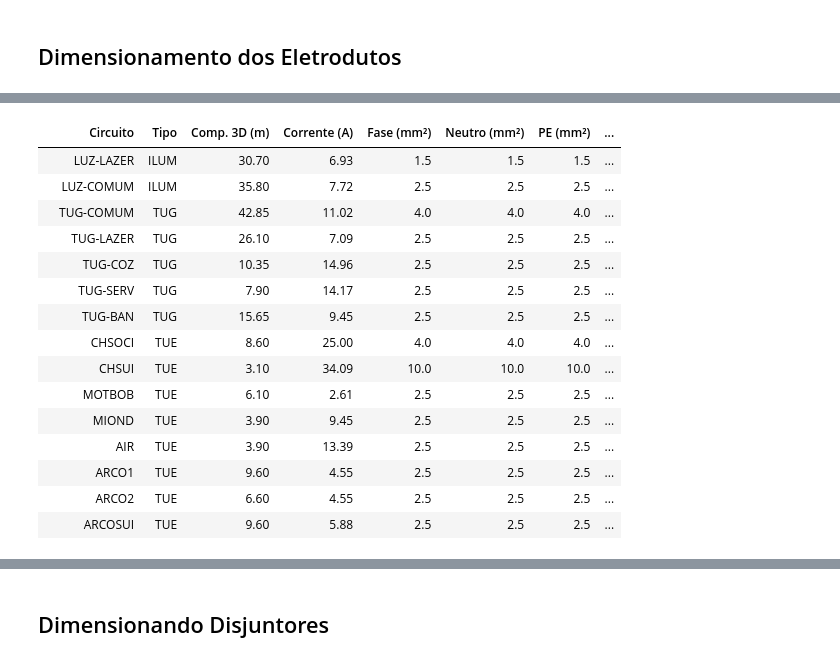
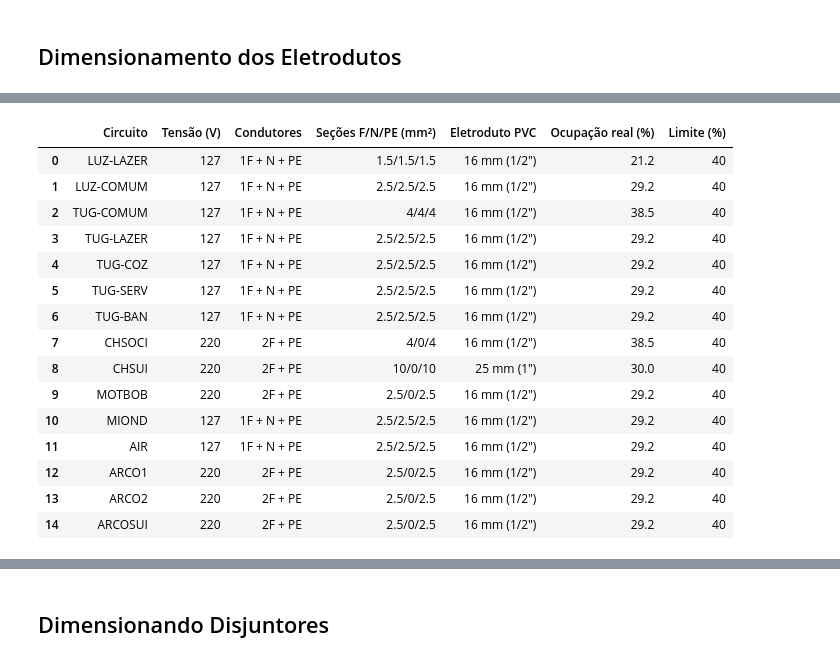
Before and after one commit to emotta3/Instalacoes, a Jupyter notebook: Trabalho/Trabalho_Inst.ipynb, the cells around one changed output, grey strips where cells are left out. Drawn from its saved outputs; the diff is of its cells as text; code cells hidden in the pictures.

```diff
--- a/Trabalho/Trabalho_Inst.ipynb
+++ b/Trabalho/Trabalho_Inst.ipynb
@@ -1950,50 +1970,36 @@ display(df_dimensionamento_final)
 # %% [markdown]
 ## Dimensionamento dos Eletrodutos
 # %%
-X_QDC, Y_QDC, Z_QDC = 5.5, 4.5, 1.4
-dados_dimensionamento_final = []
+# Nos circuitos 220 V fase-fase não existe neutro no eletroduto.
+dados_eletrodutos_corrigidos = []
+for circuito in circuitos_projeto:
+    d = df_condutores_corrigido.loc[df_condutores_corrigido["Circuito"] == circuito.nome].iloc[0]
+    Sfase = float(d["Fase(s) (mm²)"])
+    Sneutro = float(d["Neutro (mm²)"])
+    SPE = float(d["PE (mm²)"])
+    num_fases = 2 if circuito.tensao == 220 else 1
 
-for circuito in circuitos_projeto:
-
-    eh_trifasico = (circuito.tensao > 127)
-    num_fases = 2 if eh_trifasico else 1
-
-    res_amp = circuito.calcular_secao_dimensionada(temp_ambiente=30, agrupamento=2)
-    secao_pela_ampacidade = res_amp["secao_final"]
-
-    res_queda = circuito.calcular_secao_queda_tensao_otimizada(
-        secao_ampacidade=secao_pela_ampacidade,
-        x_qdc=X_QDC, y_qdc=Y_QDC, z_qdc=Z_QDC,
-        delta_v_adm_pct=4.0
+    res = circuito.calcular_eletroduto(
+        secao_fase=Sfase, secao_neutro=Sneutro, secao_pe=SPE, num_fases=num_fases
     )
-    secao_fase_adotada = res_queda["secao_comercial_final"]
-
-    secao_neutro = circuito.calcular_secao_neutro(secao_fase=secao_fase_adotada, circuito_trifasico=eh_trifasico)
-    secao_pe = circuito.calcular_secao_pe(secao_fase=secao_fase_adotada)
-
-    res_eletroduto = circuito.calcular_eletroduto(
-        secao_fase=secao_fase_adotada,
-        secao_neutro=secao_neutro,
-        secao_pe=secao_pe,
-        num_fases=num_fases
-    )
-
-    dados_dimensionamento_final.append({
+    dados_eletrodutos_corrigidos.append({
         "Circuito": circuito.nome,
-        "Tipo": circuito.tipo,
-        "Comp. 3D (m)": res_queda["comprimento_m"],
-        "Corrente (A)": res_queda["corrente_projeto_a"],
-        "Fase (mm²)": secao_fase_adotada,
-        "Neutro (mm²)": secao_neutro,
-        "PE (mm²)": secao_pe,
-        "Queda de Tensão (%)": res_queda["queda_tensao_real_pct"],
-        "Eletroduto (PVC)": res_eletroduto["eletroduto"],
-        "Ocupação (%)": f"{res_eletroduto['taxa_real_pct']}% / {res_eletroduto['limite_norma_pct']}%"
+        "Tensão (V)": circuito.tensao,
+        "Condutores": f"{num_fases}F + " + ("N + " if Sneutro > 0 else "") + "PE",
+        "Seções F/N/PE (mm²)": f"{Sfase:g}/{Sneutro:g}/{SPE:g}",
+        "Eletroduto PVC": res["eletroduto"],
+        "Ocupação real (%)": res["taxa_real_pct"],
+        "Limite (%)": res["limite_norma_pct"],
     })
 
-df_projeto_executivo = pd.DataFrame(dados_dimensionamento_final)
-df_projeto_executivo.index = [''] * len(df_projeto_executivo)
+df_eletrodutos_corrigido = pd.DataFrame(dados_eletrodutos_corrigidos)
 
-print("--- QUADRO RESUMO DO PROJETO ELÉTRICO EXECUTIVO (NBR 5410) ---")
-display(df_projeto_executivo)
+# Alimentador: 4 x 16 mm² (3F+N) + PE 16 mm²; PVC 32 mm.
+area_cabos = {1.5:8.0,2.5:11.0,4.0:14.5,6.0:18.1,10.0:28.3,16.0:40.7,25.0:60.8}
+area_feeder = 4*area_cabos[16.0]
+ocup_feeder = 100*area_feeder/530.0
+
+print("--- ELETRODUTOS DOS CIRCUITOS TERMINAIS ---")
+display(df_eletrodutos_corrigido)
+print(f"\nAlimentador principal: 4 x 16 mm² + PE 16 mm² em eletroduto PVC 32 mm; ocupação aproximada = {ocup_feeder:.1f}%.")
 # %% [output]
@@ -2001,16 +2007,16 @@ display(df_projeto_executivo)
-|  | Circuito | Tipo | Comp. 3D (m) | Corrente (A) | Fase (mm²) | Neutro (mm²) | PE (mm²) | ... |
-|  | LUZ-LAZER | ILUM | 30.70 | 6.93 | 1.5 | 1.5 | 1.5 | ... |
-|  | LUZ-COMUM | ILUM | 35.80 | 7.72 | 2.5 | 2.5 | 2.5 | ... |
-|  | TUG-COMUM | TUG | 42.85 | 11.02 | 4.0 | 4.0 | 4.0 | ... |
-|  | TUG-LAZER | TUG | 26.10 | 7.09 | 2.5 | 2.5 | 2.5 | ... |
-|  | TUG-COZ | TUG | 10.35 | 14.96 | 2.5 | 2.5 | 2.5 | ... |
-|  | TUG-SERV | TUG | 7.90 | 14.17 | 2.5 | 2.5 | 2.5 | ... |
-|  | TUG-BAN | TUG | 15.65 | 9.45 | 2.5 | 2.5 | 2.5 | ... |
-|  | CHSOCI | TUE | 8.60 | 25.00 | 4.0 | 4.0 | 4.0 | ... |
-|  | CHSUI | TUE | 3.10 | 34.09 | 10.0 | 10.0 | 10.0 | ... |
-|  | MOTBOB | TUE | 6.10 | 2.61 | 2.5 | 2.5 | 2.5 | ... |
-|  | MIOND | TUE | 3.90 | 9.45 | 2.5 | 2.5 | 2.5 | ... |
-|  | AIR | TUE | 3.90 | 13.39 | 2.5 | 2.5 | 2.5 | ... |
-|  | ARCO1 | TUE | 9.60 | 4.55 | 2.5 | 2.5 | 2.5 | ... |
-|  | ARCO2 | TUE | 6.60 | 4.55 | 2.5 | 2.5 | 2.5 | ... |
-|  | ARCOSUI | TUE | 9.60 | 5.88 | 2.5 | 2.5 | 2.5 | ... |
+|  | Circuito | Tensão (V) | Condutores | Seções F/N/PE (mm²) | Eletroduto PVC | Ocupação real (%) | Limite (%) |
+| 0 | LUZ-LAZER | 127 | 1F + N + PE | 1.5/1.5/1.5 | 16 mm (1/2") | 21.2 | 40 |
+| 1 | LUZ-COMUM | 127 | 1F + N + PE | 2.5/2.5/2.5 | 16 mm (1/2") | 29.2 | 40 |
+| 2 | TUG-COMUM | 127 | 1F + N + PE | 4/4/4 | 16 mm (1/2") | 38.5 | 40 |
+| 3 | TUG-LAZER | 127 | 1F + N + PE | 2.5/2.5/2.5 | 16 mm (1/2") | 29.2 | 40 |
+| 4 | TUG-COZ | 127 | 1F + N + PE | 2.5/2.5/2.5 | 16 mm (1/2") | 29.2 | 40 |
+| 5 | TUG-SERV | 127 | 1F + N + PE | 2.5/2.5/2.5 | 16 mm (1/2") | 29.2 | 40 |
+| 6 | TUG-BAN | 127 | 1F + N + PE | 2.5/2.5/2.5 | 16 mm (1/2") | 29.2 | 40 |
+| 7 | CHSOCI | 220 | 2F + PE | 4/0/4 | 16 mm (1/2") | 38.5 | 40 |
+| 8 | CHSUI | 220 | 2F + PE | 10/0/10 | 25 mm (1") | 30.0 | 40 |
+| 9 | MOTBOB | 220 | 2F + PE | 2.5/0/2.5 | 16 mm (1/2") | 29.2 | 40 |
+| 10 | MIOND | 127 | 1F + N + PE | 2.5/2.5/2.5 | 16 mm (1/2") | 29.2 | 40 |
+| 11 | AIR | 127 | 1F + N + PE | 2.5/2.5/2.5 | 16 mm (1/2") | 29.2 | 40 |
+| 12 | ARCO1 | 220 | 2F + PE | 2.5/0/2.5 | 16 mm (1/2") | 29.2 | 40 |
+| 13 | ARCO2 | 220 | 2F + PE | 2.5/0/2.5 | 16 mm (1/2") | 29.2 | 40 |
+| 14 | ARCOSUI | 220 | 2F + PE | 2.5/0/2.5 | 16 mm (1/2") | 29.2 | 40 |
```
Also changed, not shown: parts of 27 cells of this notebook, 1 other file.
